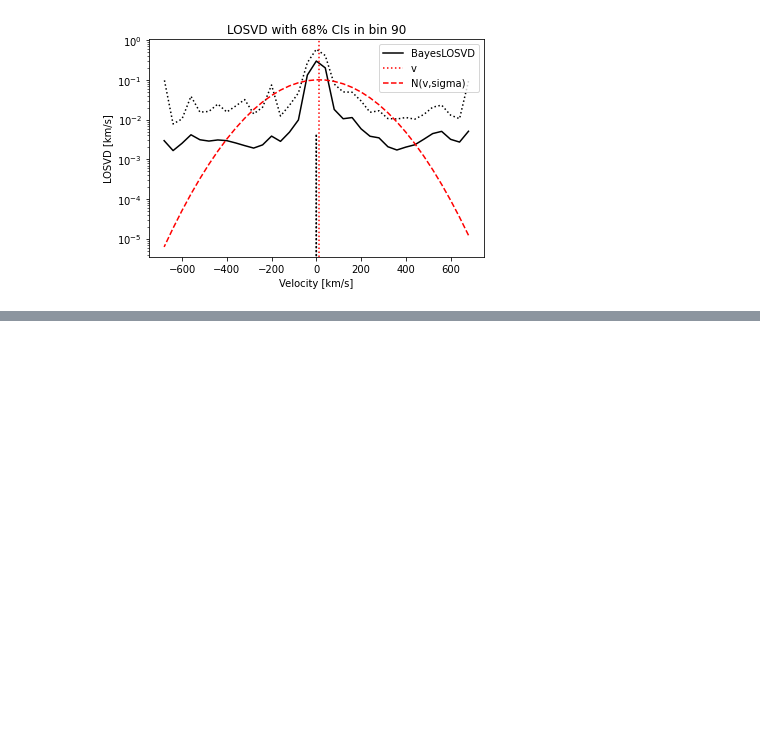
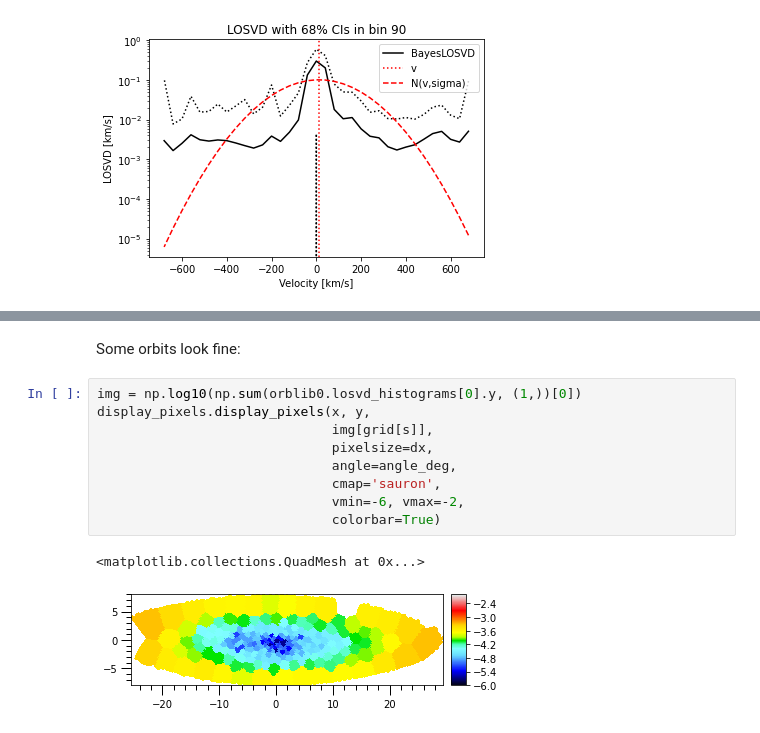
Before and after one commit to dynamics-of-stellar-systems/dynamite, a Jupyter notebook: dev_tests/bayes_losvd/DYNMAITE_and_BAYES_LOSVD.ipynb, the cells around one changed output, grey strips where cells are left out. Drawn from its saved outputs; the diff is of its cells as text; blank space fills up the shorter version.

```diff
--- a/dev_tests/bayes_losvd/DYNMAITE_and_BAYES_LOSVD.ipynb
+++ b/dev_tests/bayes_losvd/DYNMAITE_and_BAYES_LOSVD.ipynb
@@ -319,0 +380,14 @@ AttributeError: 'NoneType' object has no attribute 'legacy_settings'
+# %% [markdown]
+Some orbits look fine:
+# %%
+img = np.log10(np.sum(orblib0.losvd_histograms[0].y, (1,))[0])
+display_pixels.display_pixels(x, y,
+                              img[grid[s]],
+                              pixelsize=dx,
+                              angle=angle_deg,
+                              cmap='sauron',
+                              vmin=-6, vmax=-2,
+                              colorbar=True)
+# %% [output]
+<matplotlib.collections.QuadMesh at 0x...>
+[figure, added]
```
Also changed, not shown: parts of 54 cells of this notebook, 3 other files.
